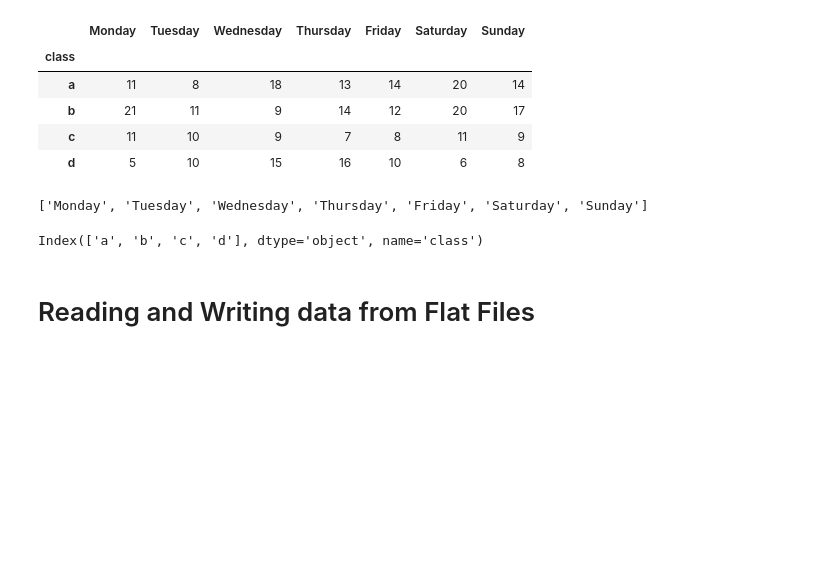
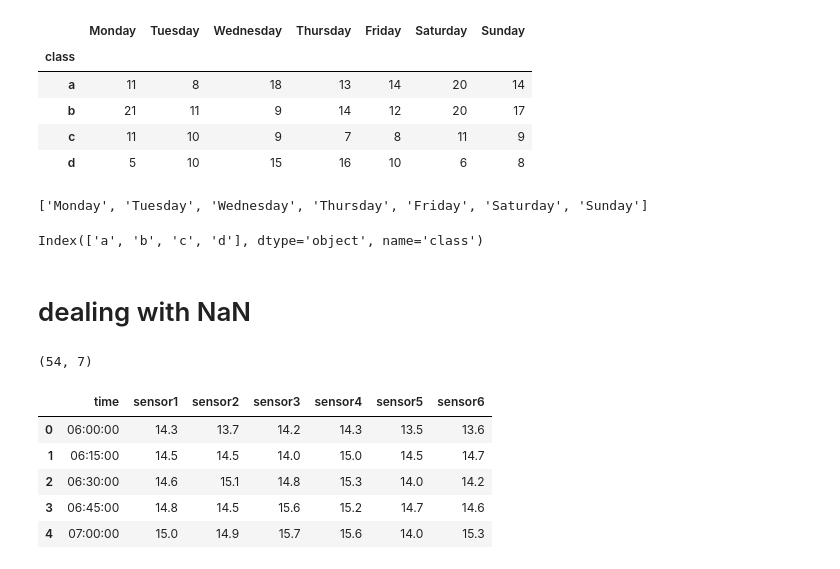
Before and after one commit to raviakasapu/MachineLearning, a Jupyter notebook: Introduction_to_Pandas.ipynb, the cells around one changed output. Cells and saved outputs as stored; diff of their text form; code cells hidden in the pictures; blank space fills up the shorter version.

```diff
--- a/Introduction_to_Pandas.ipynb
+++ b/Introduction_to_Pandas.ipynb
@@ -624,5 +624,5 @@ list(res)
 res.index
 # %% [output]
 Index(['a', 'b', 'c', 'd'], dtype='object', name='class')
-# %% [markdown]
-# Reading and Writing data from Flat Files
+# %% [markdown]
+# dealing with NaN
@@ -628,0 +631,14 @@ Index(['a', 'b', 'c', 'd'], dtype='object', name='class')
+# %%
+df = pd.read_csv("temperatures.csv",sep=";",decimal=',')
+df.shape
+# %% [output]
+(54, 7)
+# %%
+df.head(5)
+# %% [output]
+|  | time | sensor1 | sensor2 | sensor3 | sensor4 | sensor5 | sensor6 |
+| 0 | 06:00:00 | 14.3 | 13.7 | 14.2 | 14.3 | 13.5 | 13.6 |
+| 1 | 06:15:00 | 14.5 | 14.5 | 14.0 | 15.0 | 14.5 | 14.7 |
+| 2 | 06:30:00 | 14.6 | 15.1 | 14.8 | 15.3 | 14.0 | 14.2 |
+| 3 | 06:45:00 | 14.8 | 14.5 | 15.6 | 15.2 | 14.7 | 14.6 |
+| 4 | 07:00:00 | 15.0 | 14.9 | 15.7 | 15.6 | 14.0 | 15.3 |
```
Also changed, not shown: parts of 3 cells of this notebook.
